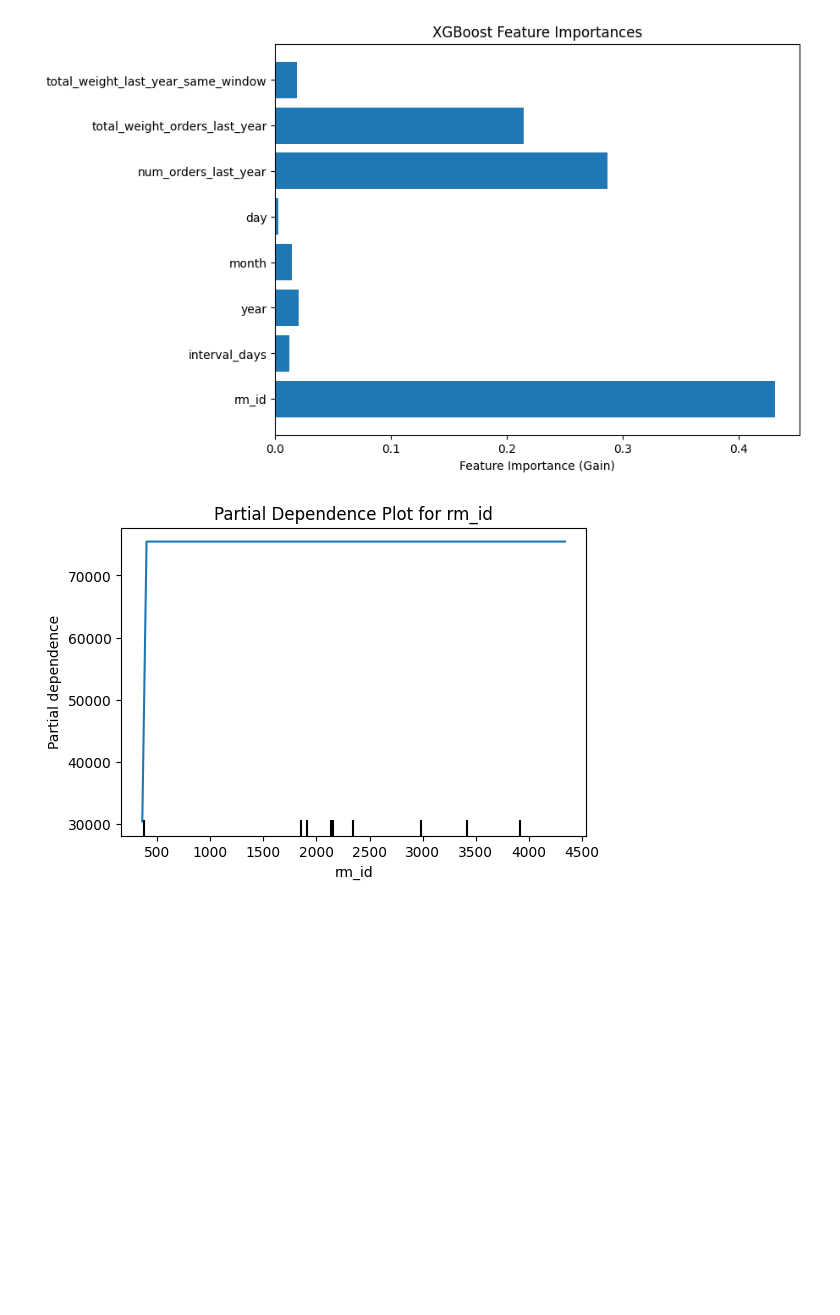
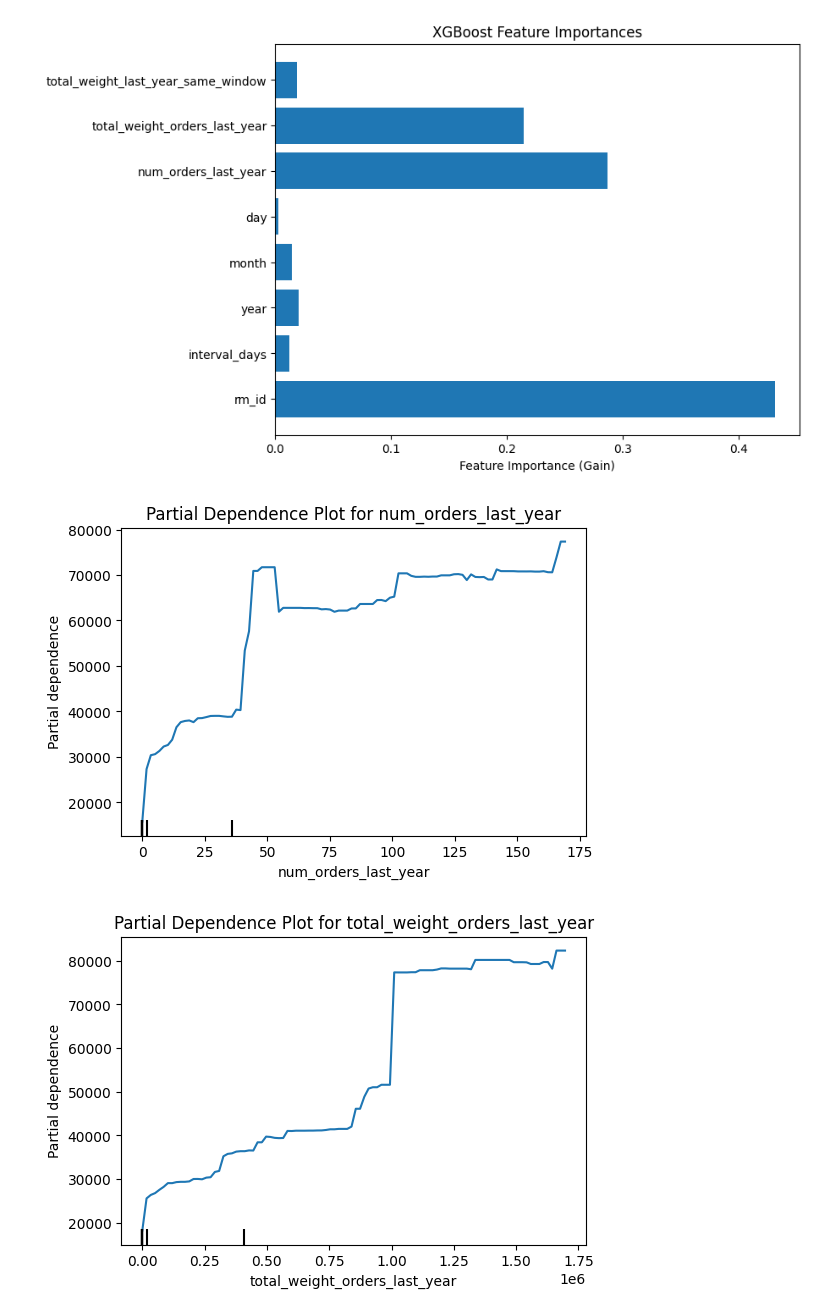
Before and after one commit to ChristianFredrikJohnsen/TDT4173-ModernML, a Jupyter notebook: christian/basic_xgboost.ipynb, the cells around one changed output. Saved outputs shown, nothing was run; the diff lists cells and outputs as text; code cells hidden in the pictures; blank space fills up the shorter version.

```diff
--- a/christian/basic_xgboost.ipynb
+++ b/christian/basic_xgboost.ipynb
@@ -135,7 +135,7 @@ if create_train_df:
                             "day": window_end.day,
                             "num_orders_last_year": number_of_orders_last_year(window_start, rm_id),
                             "total_weight_orders_last_year": total_weight_of_orders_last_year(window_start, rm_id),
-                            "total_weight_last_year_same_window": received_weight(window_start - pd.DateOffset(years=1), window_end - pd.DateOffset(years=1), rm_id)
+                            "total_weight_last_year_same_window": received_weight((pd.Timestamp(window_start) - pd.DateOffset(years=1)).date(), (pd.Timestamp(window_end) - pd.DateOffset(years=1)).date(), rm_id)
                         }
                         intervals.append({**features, "target": total})
 
@@ -317,14 +321,22 @@ plt.show()
 # %%
 from sklearn.inspection import PartialDependenceDisplay
 
 # Picking the most important feature from above
-target_feature = X.columns[importances.argmax()]
-fig, ax = plt.subplots(figsize=(6, 4))
-PartialDependenceDisplay.from_estimator(model, X, [target_feature], ax=ax)
-plt.title(f"Partial Dependence Plot for {target_feature}")
-plt.show()
+orders_last_year_index = 5
+total_weight_last_year_index = 6
+target_features = [X.columns[orders_last_year_index], X.columns[total_weight_last_year_index]]
+
+def plot_target_feature(model, X, target_feature):
+    fig, ax = plt.subplots(figsize=(6, 4))
+    PartialDependenceDisplay.from_estimator(model, X, [target_feature], ax=ax)
+    plt.title(f"Partial Dependence Plot for {target_feature}")
+    plt.show()
+
+for feature in target_features:
+    plot_target_feature(model, X, feature)
 # %% [output]
-[figure, old version]
+[figure, new version]
+[figure, added]
 # %%
 import shap
 
```
Also changed, not shown: parts of 3 cells of this notebook.
